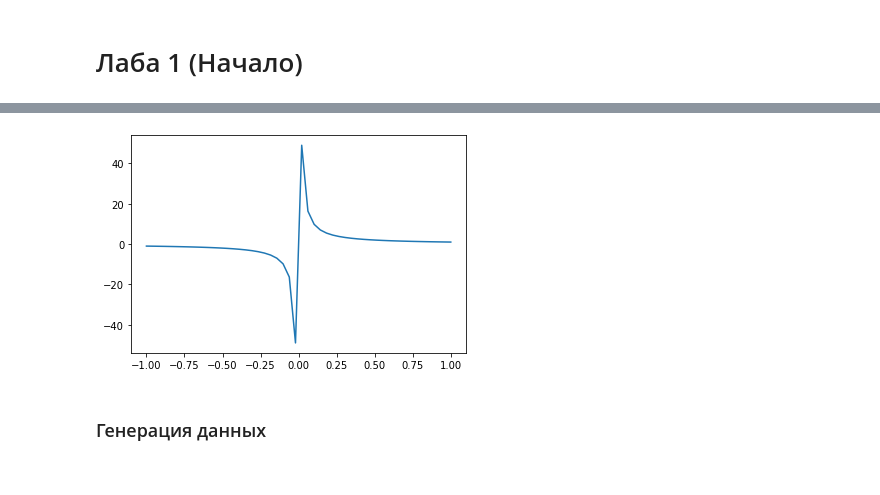
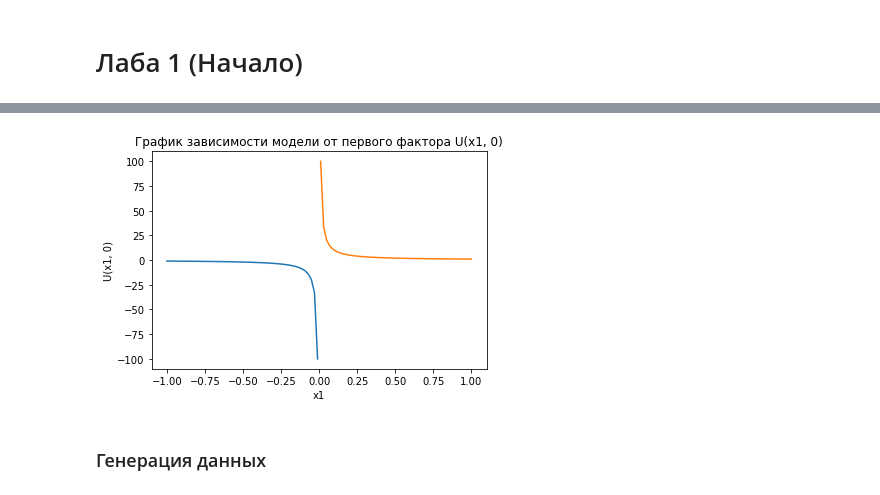
Before and after one commit to Protiven/SMAD, a Jupyter notebook: Lab_1_2/Lab_1_2.ipynb, the cells around one changed output, grey strips where cells are left out. Drawn from its saved outputs; the diff is of its cells as text; code cells hidden in the pictures.

```diff
--- a/Lab_1_2/Lab_1_2.ipynb
+++ b/Lab_1_2/Lab_1_2.ipynb
@@ -16,10 +20,16 @@ plt.show()
-# %%
-fig = plt.subplots()
-x = np.linspace(-1, 1, 50)
-plt.plot(x, u1(x, 0))
-plt.show()
-# %% [output]
-[figure, removed]
+# %%
+fig = plt.subplots()
+x_ = np.linspace(-1, -0.01, 50)
+plt.title("График зависимости модели от первого фактора U(x1, 0)")
+plt.xlabel('x1')
+plt.ylabel('U(x1, 0)')
+plt.plot(x_, u1(x_, 0))
+
+x_ = np.linspace(0.01, 1, 50)
+plt.plot(x_, u1(x_, 0))
+plt.show()
+# %% [output]
+[figure, added]
 # %% [markdown]
 ### Генерация данных
 # %%
```
Also changed, not shown: parts of 7 cells of this notebook, 4 other files.
